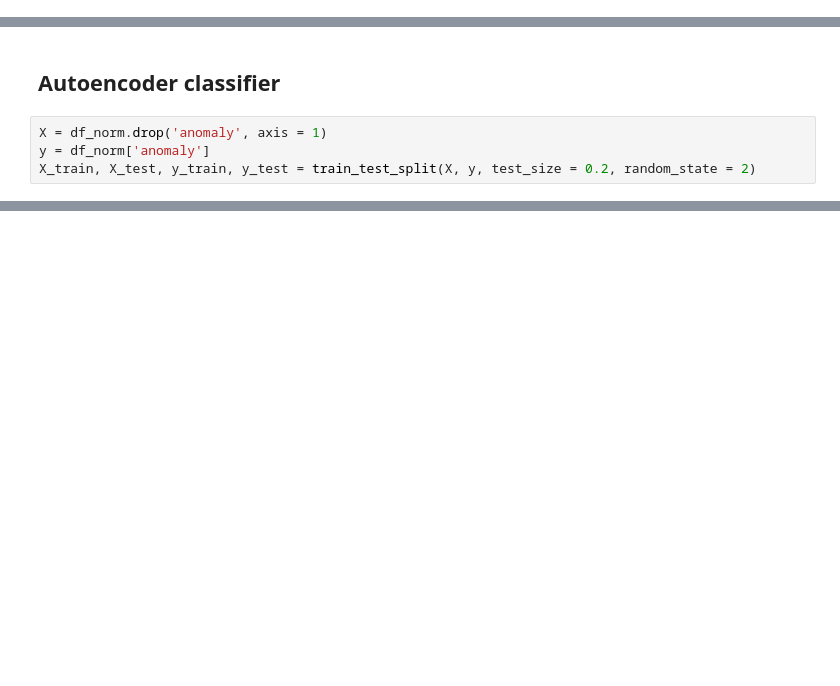
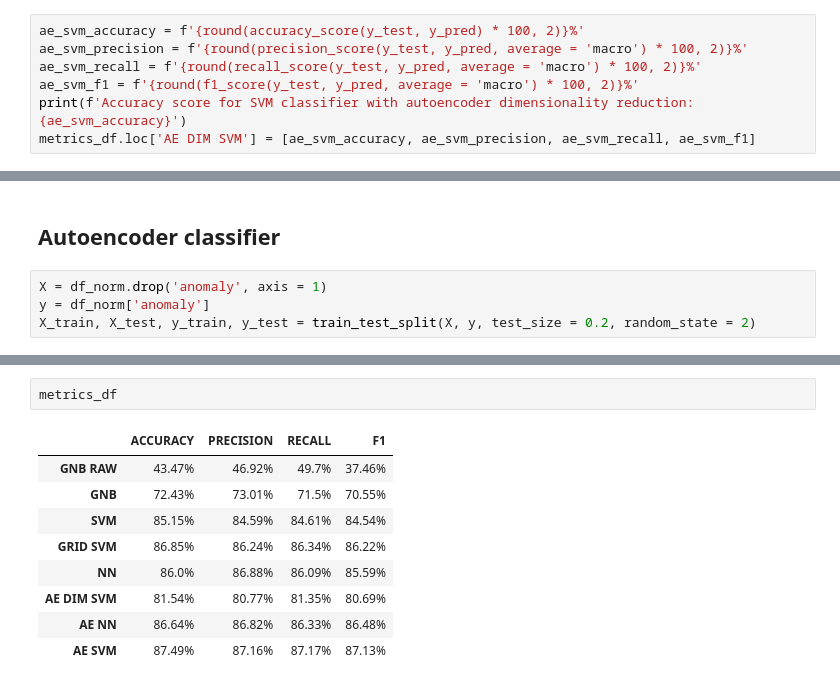
Before and after one commit to dariogemo/UNIVR-machinelearning, a Jupyter notebook: steel_plates.ipynb, the cells around one changed output, grey strips where cells are left out. Saved outputs shown, nothing was run; the diff lists cells and outputs as text; blank space fills up the shorter version.

```diff
--- a/steel_plates.ipynb
+++ b/steel_plates.ipynb
@@ -1034,0 +1100,7 @@ plt.show()
+# %%
+ae_svm_accuracy = f'{round(accuracy_score(y_test, y_pred) * 100, 2)}%'
+ae_svm_precision = f'{round(precision_score(y_test, y_pred, average = 'macro') * 100, 2)}%'
+ae_svm_recall = f'{round(recall_score(y_test, y_pred, average = 'macro') * 100, 2)}%'
+ae_svm_f1 = f'{round(f1_score(y_test, y_pred, average = 'macro') * 100, 2)}%'
+print(f'Accuracy score for SVM classifier with autoencoder dimensionality reduction: {ae_svm_accuracy}')
+metrics_df.loc['AE DIM SVM'] = [ae_svm_accuracy, ae_svm_precision, ae_svm_recall, ae_svm_f1]
@@ -1190,0 +1285,12 @@ weighted avg       0.86      0.86      0.86       943
+# %%
+metrics_df
+# %% [output]
+|  | ACCURACY | PRECISION | RECALL | F1 |
+| GNB RAW | 43.47% | 46.92% | 49.7% | 37.46% |
+| GNB | 72.43% | 73.01% | 71.5% | 70.55% |
+| SVM | 85.15% | 84.59% | 84.61% | 84.54% |
+| GRID SVM | 86.85% | 86.24% | 86.34% | 86.22% |
+| NN | 86.0% | 86.88% | 86.09% | 85.59% |
+| AE DIM SVM | 81.54% | 80.77% | 81.35% | 80.69% |
+| AE NN | 86.64% | 86.82% | 86.33% | 86.48% |
+| AE SVM | 87.49% | 87.16% | 87.17% | 87.13% |
```
Also changed, not shown: parts of 44 cells of this notebook.
